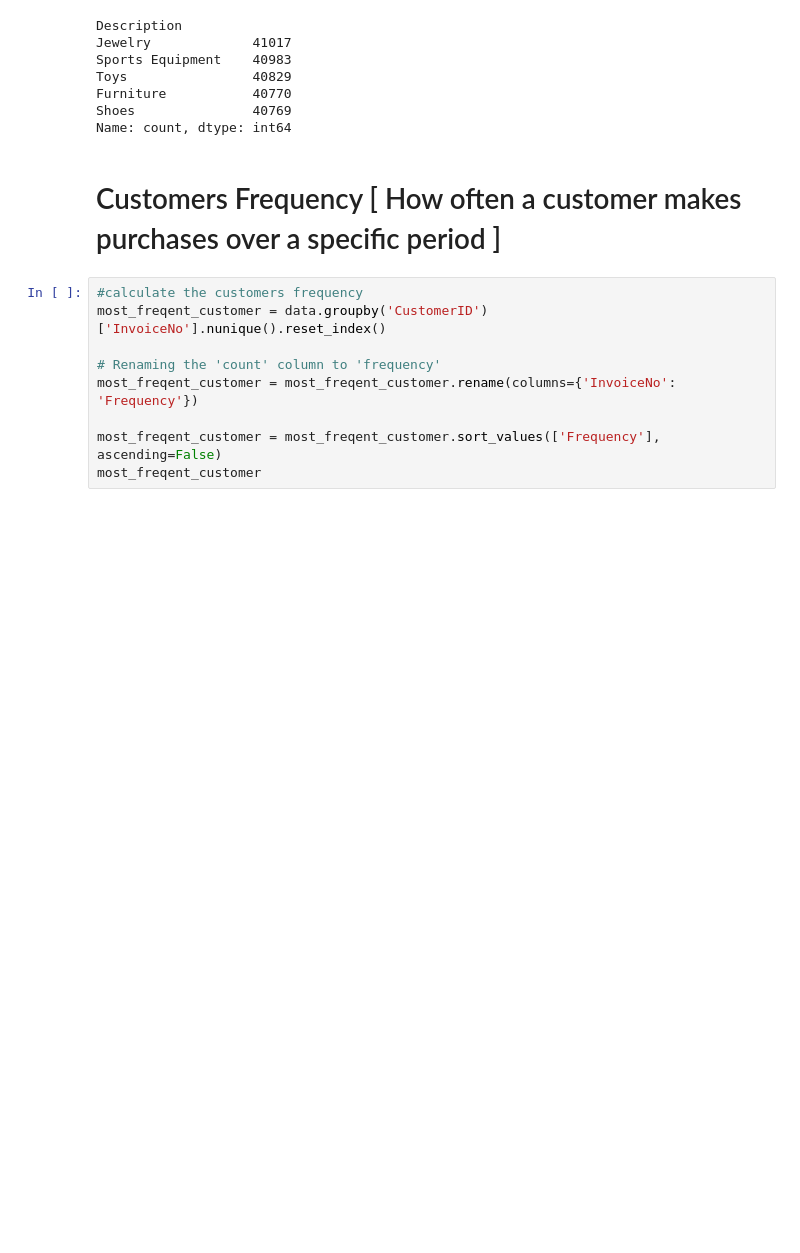
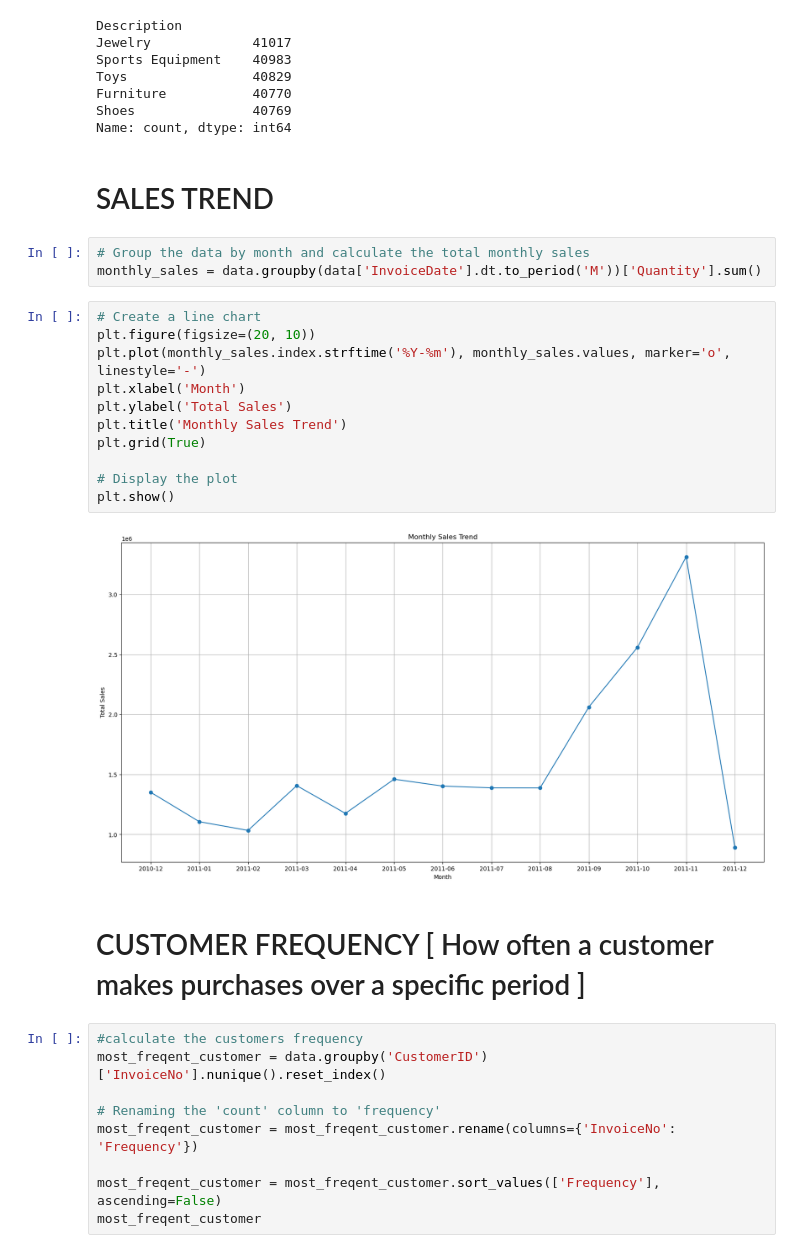
Before and after one commit to DaVinciAyo/Cohort-ecom, a Jupyter notebook: notebooks/ecom.ipynb, the cells around one changed output. Drawn from its saved outputs; the diff is of its cells as text; blank space fills up the shorter version.

Commit message:
Data loaded

```diff
--- a/notebooks/ecom.ipynb
+++ b/notebooks/ecom.ipynb
@@ -254,8 +254,26 @@ Toys                40829
 Furniture           40770
 Shoes               40769
 Name: count, dtype: int64
+# %% [markdown]
+# SALES TREND
+# %%
+# Group the data by month and calculate the total monthly sales
+monthly_sales = data.groupby(data['InvoiceDate'].dt.to_period('M'))['Quantity'].sum()
+# %%
+# Create a line chart
+plt.figure(figsize=(20, 10))
+plt.plot(monthly_sales.index.strftime('%Y-%m'), monthly_sales.values, marker='o', linestyle='-')
+plt.xlabel('Month')
+plt.ylabel('Total Sales')
+plt.title('Monthly Sales Trend')
+plt.grid(True)
+
+# Display the plot
+plt.show()
+# %% [output]
+[figure, added]
 # %% [markdown]
-# Customers Frequency [ How often a customer makes purchases over a specific period ]
+# CUSTOMER FREQUENCY [ How often a customer makes purchases over a specific period ]
 # %%
 #calculate the customers frequency
 most_freqent_customer = data.groupby('CustomerID')['InvoiceNo'].nunique().reset_index()
```
Also changed, not shown: parts of 16 cells of this notebook.
